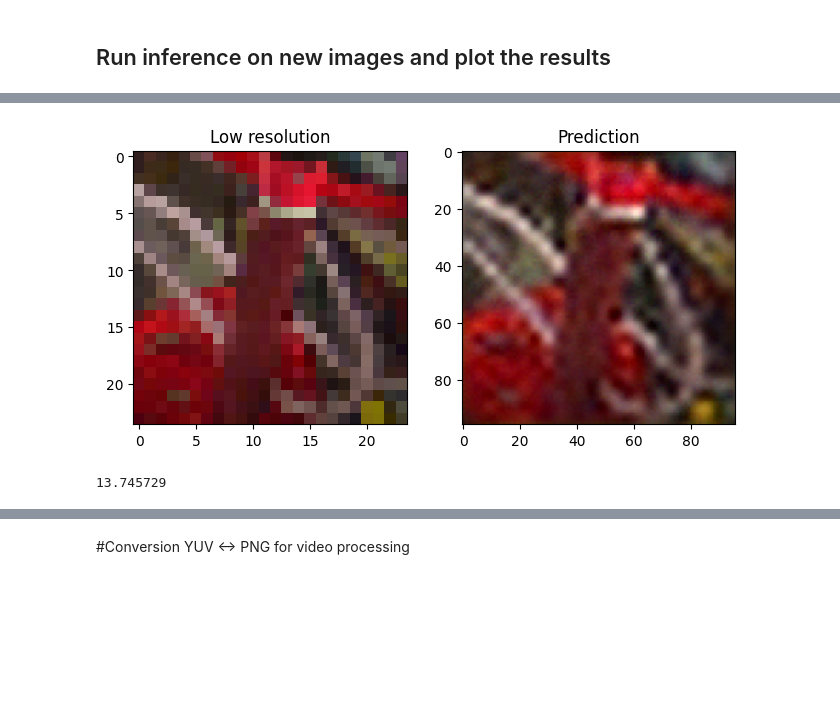
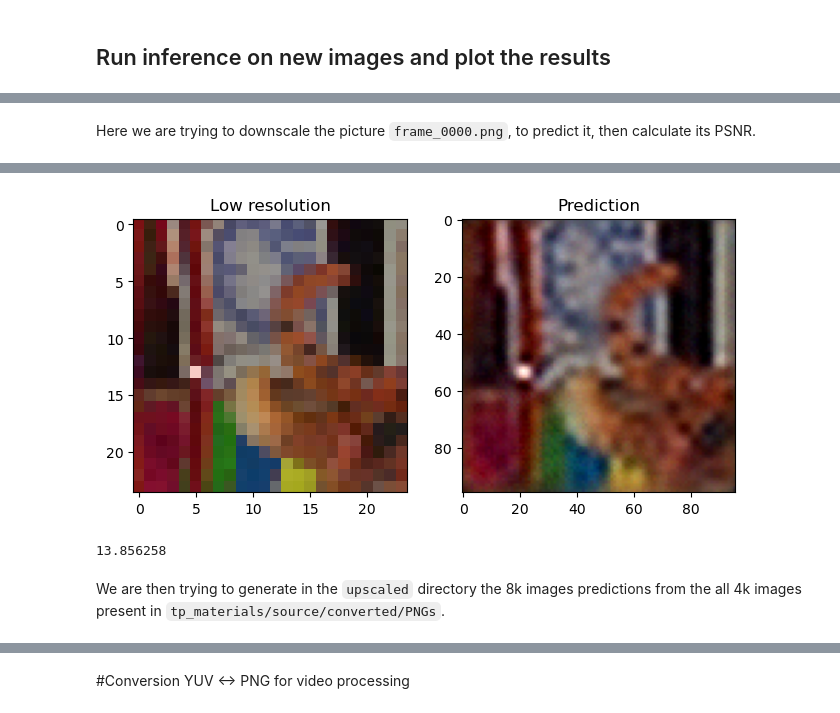
Before and after one commit to armleth/mlvc, a Jupyter notebook: EDSR_shared_2025.ipynb, the cells around one changed output, grey strips where cells are left out. Drawn from its saved outputs; the diff is of its cells as text; code cells hidden in the pictures; blank space fills up the shorter version.

```diff
--- a/EDSR_shared_2025.ipynb
+++ b/EDSR_shared_2025.ipynb
@@ -356,6 +351,10 @@ for lowres, highres in val.take(1):
+# %% [markdown]
+Here we are trying to downscale the picture `frame_0000.png`, to predict it, then calculate its PSNR.
 # %%
 from PIL import Image
-highres_image = Image.open("/Users/toutane/Downloads/TP material/source/converted/PNGs/frame_0000.png")
+from os import environ
+
+highres_image = Image.open(environ.get("TP_MATERIALS") + "/source/converted/PNGs/frame_0000.png")
 highres_array = np.array(highres_image)
 print(highres_array.shape)
 scale = 8
@@ -377,6 +376,8 @@ print(PSNR_non_training(preds, hr))
 (96, 96, 3)
-[figure, old version]
+[figure, new version]
-13.745729
+13.856258
+# %% [markdown]
+We are then trying to generate in the `upscaled` directory the 8k images predictions from the all 4k images present in `tp_materials/source/converted/PNGs`.
 # %%
 from PIL import Image
 
```
Also changed, not shown: parts of 6 cells of this notebook, 2 other files.
